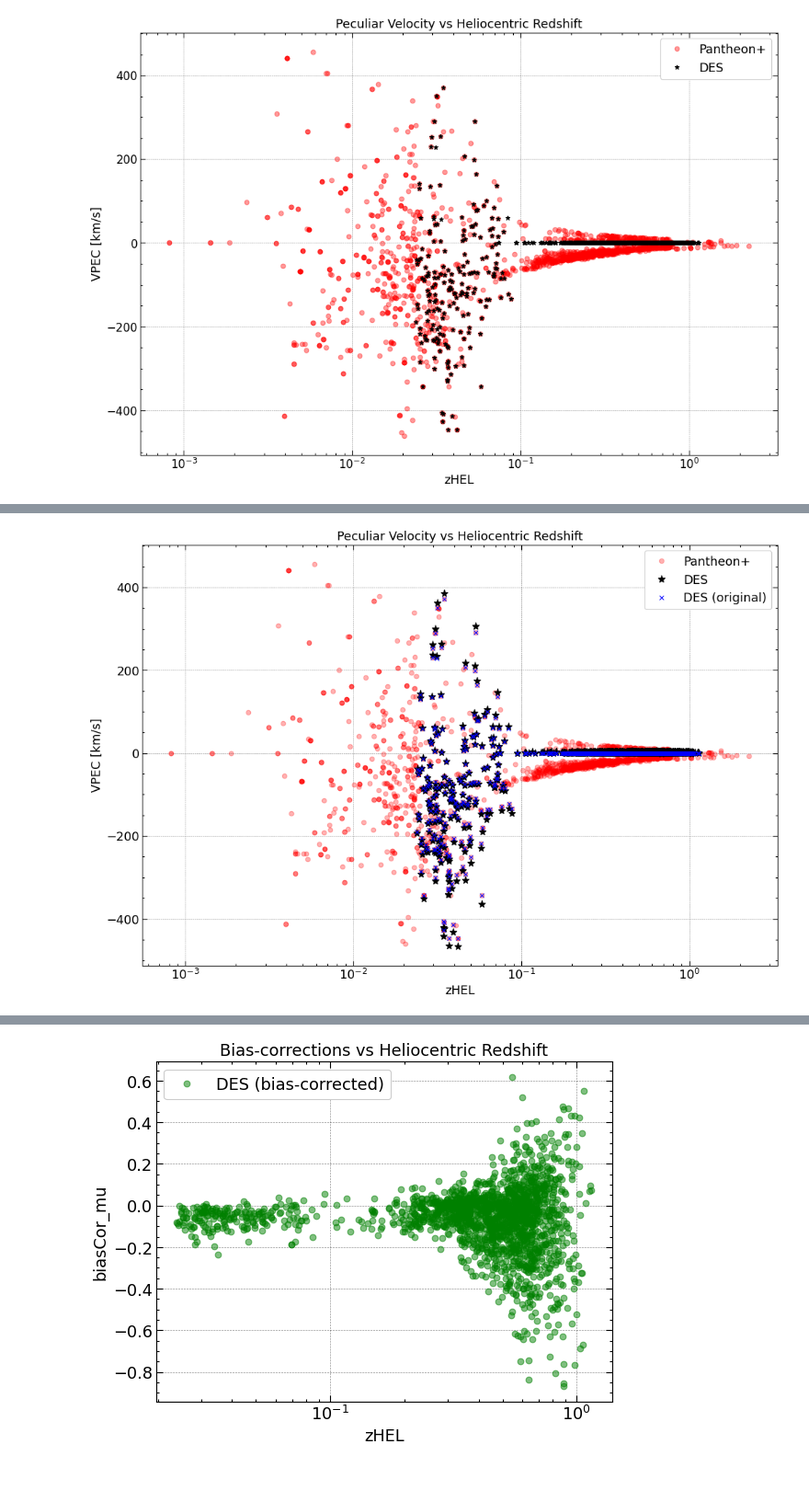
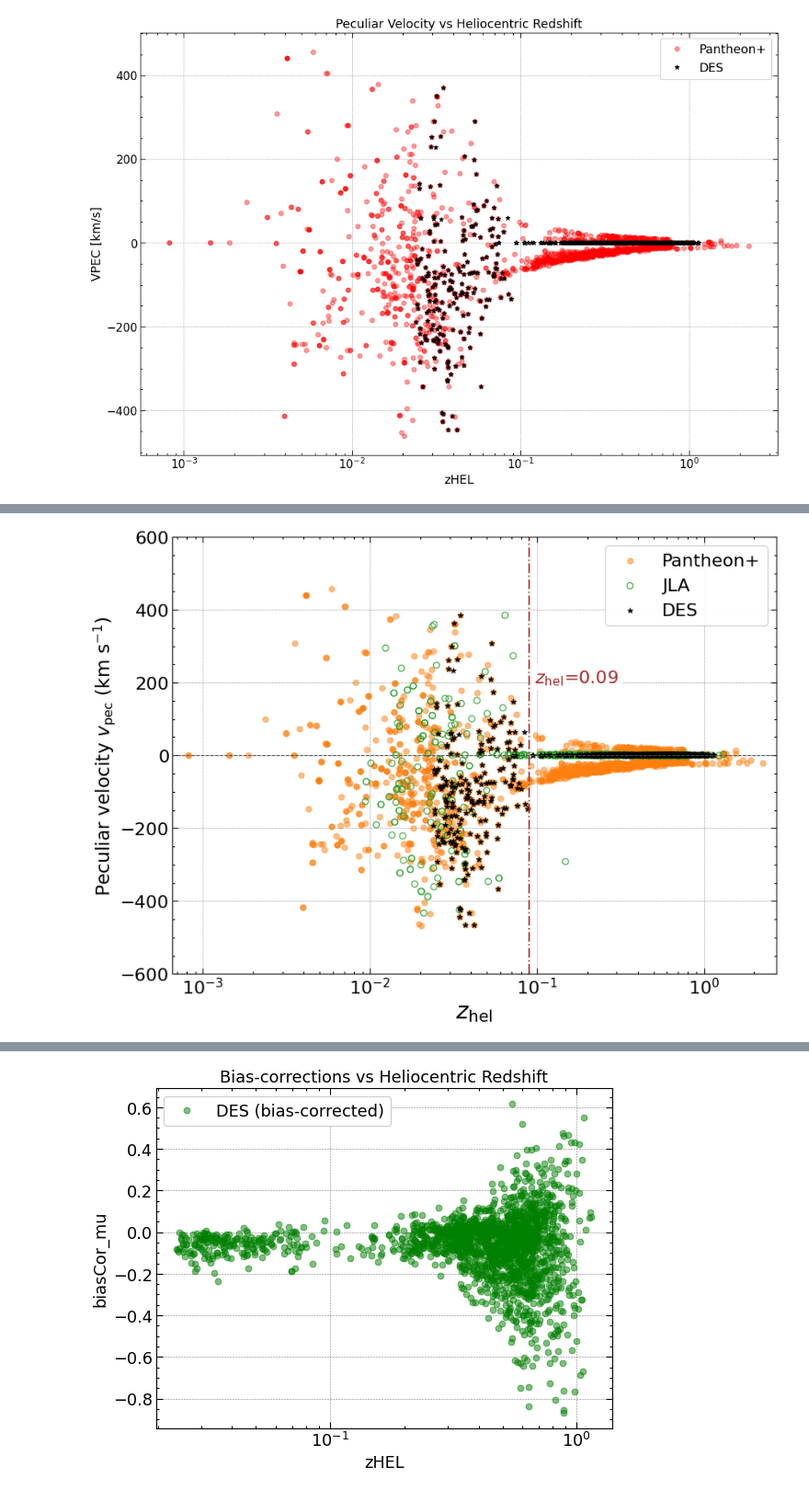
Before and after one commit to Shin107/DES_analysis, a Jupyter notebook: Visualize_sne.ipynb, the cells around one changed output, grey strips where cells are left out. Shown at 92% size. Saved outputs shown, nothing was run; the diff lists cells and outputs as text; code cells hidden in the pictures.

```diff
--- a/Visualize_sne.ipynb
+++ b/Visualize_sne.ipynb
@@ -16,13 +21,13 @@ plt.style.use(['science','notebook','grid'])
 # %%
-url ='https://github.com/des-science/DES-SN5YR/blob/main/4_DISTANCES_COVMAT/DES-Dovekie_Metadata.csv?raw=true'
+url ='/user/animesh.sah/DES_analysis/DES-SN5YR/4_DISTANCES_COVMAT/DES-Dovekie_Metadata.csv'
 des_meta = pd.read_csv(url,sep='\s+',comment='#',header=0)
 
-des_hd = pd.read_csv('/home/shin101/Work/DES_analysis/DES-SN5YR/4_DISTANCES_COVMAT/DES-Dovekie_HD.csv',sep='\s+',comment='#',header=0)
+des_hd = pd.read_csv('/user/animesh.sah/DES_analysis/DES-SN5YR/4_DISTANCES_COVMAT/DES-Dovekie_HD.csv',sep='\s+',comment='#',header=0)
 url='https://raw.githubusercontent.com/PantheonPlusSH0ES/DataRelease/main/Pantheon%2B_Data/4_DISTANCES_AND_COVAR/Pantheon%2BSH0ES.dat'
 pplus= pd.read_csv(url, delim_whitespace=True)
 # %%
 ##crossmatch ra and dec with the data files
-lc_file_path = Path('/home/shin101/Work/DES_analysis/DES-SN5YR/0_DATA')
+lc_file_path = Path('/user/animesh.sah/DES_analysis/DES-SN5YR//0_DATA')
 lc_files = sorted(lc_file_path.rglob('*HEAD.FITS.gz'))
 
 dfs = []
@@ -495,3 +418,8 @@ pplus_coords = SkyCoord(ra=pplus['RA'].values * u.deg,
                         frame='icrs')
 pplus['l'] = pplus_coords.galactic.l.wrap_at(180 * u.deg).deg
 pplus['b'] = pplus_coords.galactic.b.deg
+vcmb=369.82 #km/s
+c=299792.458
+racmb=167.942
+deccmb=-6.944
+gal_cmb =SkyCoord(ra=racmb* u.deg, dec=deccmb* u.deg, frame='icrs').galactic
@@ -589,3 +565,9 @@ plt.legend()
 # %% [output]
 <matplotlib.legend.Legend at 0x...>
 [figure]
+# %%
+pplus_coords = SkyCoord(ra=pplus['RA'].values * u.deg,
+                        dec=pplus['DEC'].values * u.deg,
+                        frame='icrs')
+pplus['l'] = pplus_coords.galactic.l.value
+pplus['b'] = pplus_coords.galactic.b.value
@@ -592,40 +673,50 @@ plt.legend()
 # %%
-vcmb=369.82 #km/s
-c=299792.458
-racmb=167.94
-deccmb=-6.94
-gal_cmb =SkyCoord(ra=racmb* u.deg, dec=deccmb* u.deg, frame='icrs').galactic
+from matplotlib.ticker import LogLocator, LogFormatterSciNotation
 
-#cosangle = np.cos(np.array(ang(gal_cmb.l,gal_cmb.b,des_m['l']*u.deg, des_m['b']*u.deg)))
-
-def cos_angle(l,b,lref = gal_cmb.l, bref = gal_cmb.b):
-    l_rad = np.radians(np.array(l))
-    b_rad = np.radians(np.array(b))
-    lref_rad = np.radians(np.array(lref))
-    bref_rad = np.radians(np.array(bref))
-
-    cos_angle = np.cos(ang(l_rad, b_rad, lref_rad, bref_rad))
+fig, ax = plt.subplots(figsize=(11,8))
 
 
-    return cos_angle
+zd=np.sqrt((1-vcmb*cos_angle(des_m['l']*u.deg, des_m['b']*u.deg)/c)/(1+vcmb*cos_angle(des_m['l']*u.deg, des_m['b']*u.deg)/c))-1
+v = ((1+des_m['zHEL'])-(1+des_m['zHD'])*(1+zd))*c
+zd_pan = np.sqrt((1-vcmb*cos_angle(pplus['l']*u.deg, pplus['b']*u.deg)/c)/(1+vcmb*cos_angle(pplus['l']*u.deg, pplus['b']*u.deg)/c))-1
+v_pan = ((1+pplus['zHEL'])-(1+pplus['zHD'])*(1+zd_pan))*c
+zd_jla = np.sqrt((1-vcmb*cos_angle(JLA['l']*u.deg, JLA['b']*u.deg)/c)/(1+vcmb*cos_angle(JLA['l']*u.deg, JLA['b']*u.deg)/c))-1
+v_jla = ((1+JLA['zhel'])-(1+JLA['zcmb'])*(1+zd_jla))*c
 
-zd=np.sqrt((1-vcmb*cos_angle(des_m['l']*u.deg, des_m['b']*u.deg)/c)/(1+vcmb*cos_angle(des_m['l']*u.deg, des_m['b']*u.deg)/c))-1
+ax.scatter(pplus['zHEL'], v_pan, s=40, c='tab:orange', alpha=0.50, label='Pantheon+')
+ax.scatter(JLA['zhel'], v_jla, s=48, facecolors='none', edgecolors='tab:green', linewidths=1.0, label='JLA')
+ax.scatter(des_m['zHEL'], v, s=40, marker='*', c='k', linewidths=0.6, label='DES')
 
+ax.axhline(0, color='0.3', linestyle='--', linewidth=1)
+ax.set_xscale('log')
 
-v = ((1+des_m['zHEL'])-(1+des_m['zHD'])*(1+zd))*c
+z_all = np.concatenate([pplus['zHEL'].values, des_m['zHEL'].values, JLA['zhel'].values])
+zpos = z_all[z_all > 0]
+zmin = max(zpos.min() * 0.8, 1e-4)
+zmax = max(z_all.max() * 1.2, 2.0)
+ax.set_xlim(zmin, zmax)
 
+ax.set_ylim(-600, 600)
+ax.axvline(0.09, color='brown', linestyle='-.', linewidth=1.7)
+ax.text(0.6, 0.7, '$z_{\\rm hel}$=0.09', transform=ax.transAxes, fontsize=20, color='brown', va='top', ha='left', bbox=dict(facecolor='white', alpha=0.8, edgecolor='none'))
+ax.set_xlabel('$z_{\\rm hel}$', fontsize=26)
+ax.set_ylabel('Peculiar velocity $v_{\\rm pec}$ (km s$^{-1}$)', fontsize=21)
+ax.tick_params(axis='both', which='major', labelsize=20)
+ax.xaxis.set_major_locator(LogLocator(numticks=6))
+ax.xaxis.set_major_formatter(LogFormatterSciNotation())
 
+#ax.grid(True, which='both', linestyle=':', alpha=0.6)
 
+leg = ax.legend(frameon=True, fontsize=20, loc='upper right')
+leg.get_frame().set_alpha(0.95)
 
+med = np.nanmedian(v)
+std = np.nanstd(v)
+# ax.text(0.02, 0.95, f'DES median = {med:.1f} km/s\nσ = {std:.1f} km/s',
+#     transform=ax.transAxes, fontsize=11, va='top',
+#     bbox=dict(facecolor='white', alpha=0.8, edgecolor='none'))
 
-
-plt.figure(figsize=(15, 10))
-plt.plot(pplus['zHEL'], pplus['VPEC'], 'o', color='r',alpha=0.3,label='Pantheon+')
-plt.plot(des_m['zHEL'], v, '*', label='DES',color='k',ms = 10)
-plt.plot(des_m['zHEL'], des_m['VPEC'], 'x', label='DES (original)',color='b')
-plt.xlabel('zHEL')
-plt.ylabel('VPEC [km/s]')
-plt.xscale('log')
-plt.title('Peculiar Velocity vs Heliocentric Redshift')
-plt.legend()
+plt.tight_layout()
+plt.savefig('vpec_vs_zhel_publication.pdf', dpi=300, bbox_inches='tight')
+plt.show()
 # %% [output]
@@ -633 +723 @@ plt.legend()
-[figure, old version]
+[figure, new version]
```
Also changed, not shown: parts of 29 cells of this notebook, 5 other files.
